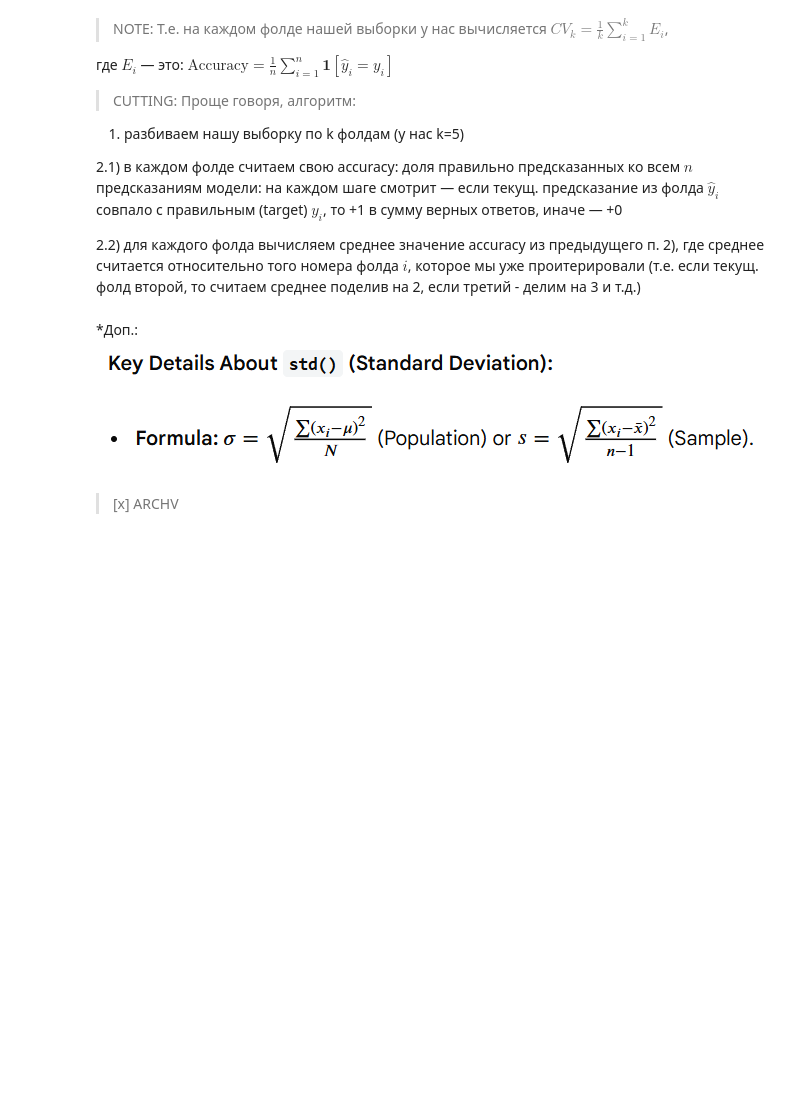
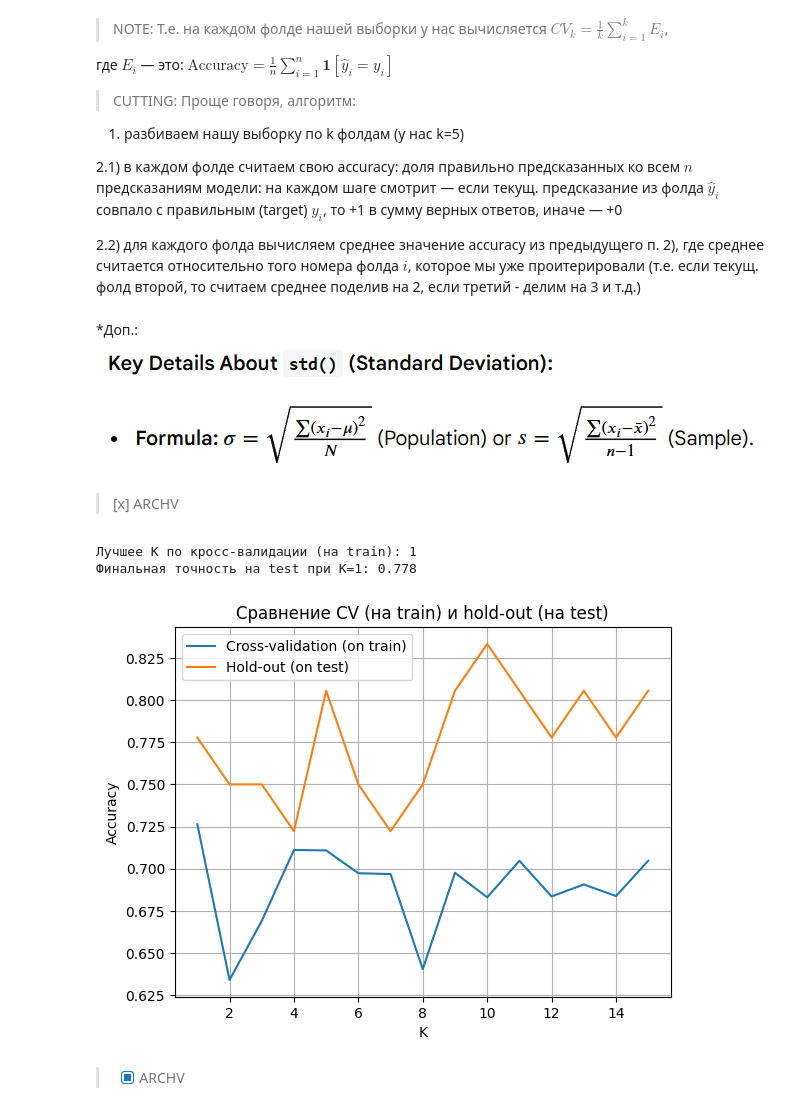
Before and after one commit to manifoldmind/Metric-Methods--Iris-Classifications, a Jupyter notebook: __sandbox.ipynb, the cells around one changed output. Cells and saved outputs as stored; diff of their text form; code cells hidden in the pictures; blank space fills up the shorter version.

Commit message:
UPD: STEP.md; UPD: __sandbox
STEP расписан до Task 3(доделать); Исправлена ошибка в переобучении классификатора (не обобщал)

Есть выводы ошибки и #MAKED. Осталось дописать #DONE: РЕЗУЛЬТАТЫ

```diff
--- a/__sandbox.ipynb
+++ b/__sandbox.ipynb
@@ -614,3 +614,59 @@ $\text{Accuracy} = \frac{1}{n} \sum_{i=1}^{n} \mathbf{1}[\hat{y}_i = y_i]$
 # # Находим лучшее K по hold-out и по CV
 # %% [markdown]
 >[x] ARCHV
+# %%
+# # Корректный Task 3: разделение train/test + CV на train
+# from sklearn.model_selection import cross_val_score, train_test_split
+# from sklearn.neighbors import KNeighborsClassifier
+# from sklearn.datasets import load_wine
+# import numpy as np
+# import matplotlib.pyplot as plt
+
+# Загружаем данные
+wine = load_wine()
+X, y = wine.data, wine.target
+
+# # 1. Отделяем финальный test (20%) — не трогаем до конца
+# X_train, X_test, y_train, y_test = train_test_split(
+#     X, y, test_size=0.2, random_state=42, stratify=y
+# )
+
+# k_range = range(1, 16)
+# cv_scores = []   # средняя точность по фолдам на train
+# holdout_scores = []  # точность на test (для сравнения формы кривой)
+
+# for k in k_range:
+#     knn = KNeighborsClassifier(n_neighbors=k)
+#     # Кросс-валидация на train (5-fold)
+#     scores = cross_val_score(knn, X_train, y_train, cv=5, scoring='accuracy')
+#     cv_scores.append(scores.mean())
+
+#     # Hold-out: обучаем на всем train, проверяем на test (один раз)
+#     knn.fit(X_train, y_train)   # обучение
+#     holdout_scores.append(knn.score(X_test, y_test))
+
+# # Лучшее K по CV
+# best_k_cv = k_range[np.argmax(cv_scores)]
+# print(f"Лучшее K по кросс-валидации (на train): {best_k_cv}")
+
+# # Финальная проверка лучшего K на test
+# knn_final = KNeighborsClassifier(n_neighbors=best_k_cv)
+# knn_final.fit(X_train, y_train)
+# final_acc = knn_final.score(X_test, y_test)
+# print(f"Финальная точность на test при K={best_k_cv}: {final_acc:.3f}")
+
+# # График (для демонстрации формы кривых)
+# plt.plot(k_range, cv_scores, label='Cross-validation (on train)')
+# plt.plot(k_range, holdout_scores, label='Hold-out (on test)')
+# plt.xlabel('K')
+# plt.ylabel('Accuracy')
+# plt.title('Сравнение CV (на train) и hold-out (на test)')
+# plt.legend()
+# plt.grid()
+# plt.show()
+# %% [output]
+Лучшее K по кросс-валидации (на train): 1
+Финальная точность на test при K=1: 0.778
+[figure, added]
+# %% [markdown]
+> - [x] ARCHV
```
Also changed, not shown: parts of 9 cells of this notebook, 3 other files.
